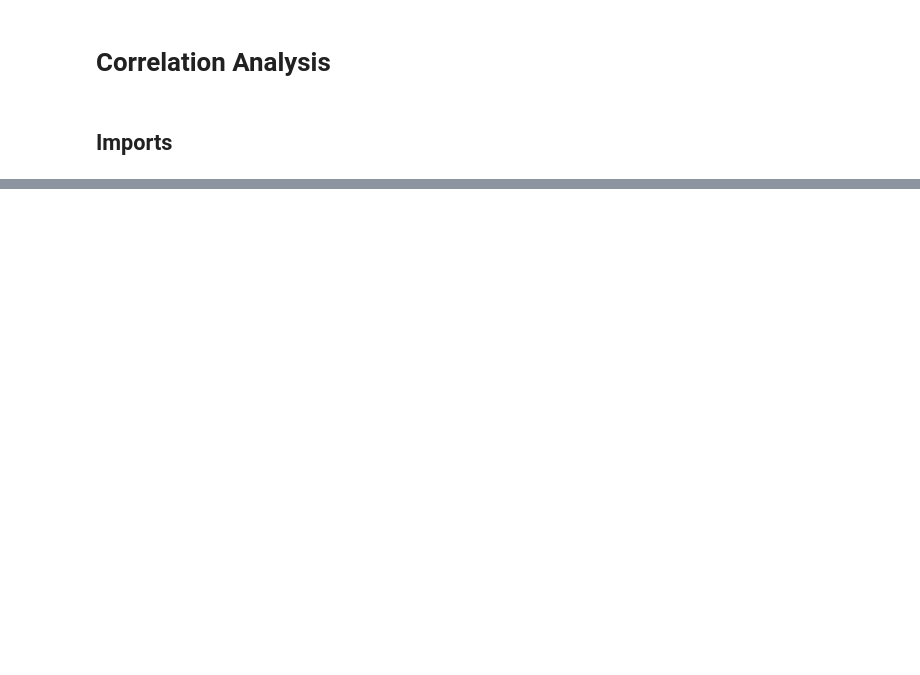
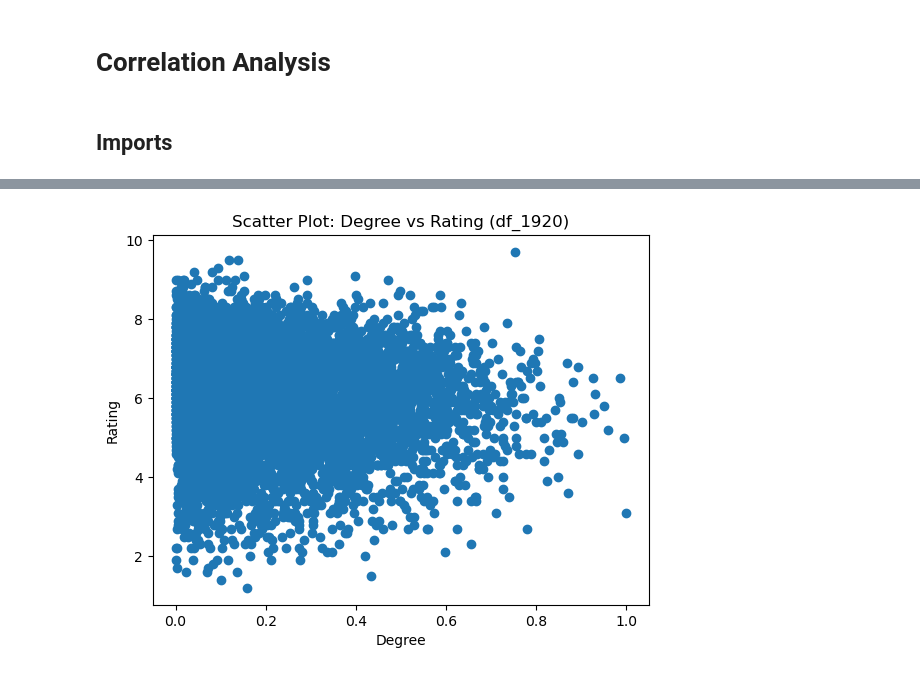
Before and after one commit to epfl-ada/ada-2023-project-adaroundtheworld2023, a Jupyter notebook: notebooks/correlation_analysis.ipynb, the cells around one changed output, grey strips where cells are left out. Cells and saved outputs as stored; diff of their text form; code cells hidden in the pictures; blank space fills up the shorter version.

```diff
--- a/notebooks/correlation_analysis.ipynb
+++ b/notebooks/correlation_analysis.ipynb
@@ -33,0 +57,2 @@ df.head(5)
+# %%
+df[['Column1', 'Column2']] = [value1, value2]
@@ -33,0 +68,8 @@ df.head(5)
+# %%
+# Here we scale the betweenness and degree columns for all the dataframes independently for each decade and for the whole dataset
+scaler = MinMaxScaler()
+for df in dfs:
+    df_used = dfs[df]
+    df_use=d[['betweenness', 'degree']]  scaler.fit_transform(df_used[['betweenness', 'degree']])
+    dfs[df] = df_used
+df_all[['betweenness', 'degree']] = scaler.fit_transform(df_all[['betweenness', 'degree']])
@@ -33,0 +96,8 @@ df.head(5)
+# %%
+plt.scatter(df_all['degree'], df_all['rating'])
+plt.xlabel('Degree')
+plt.ylabel('Rating')
+plt.title('Scatter Plot: Degree vs Rating (df_1920)')
+plt.show()
+# %% [output]
+[figure, added]
```
Also changed, not shown: parts of 11 cells of this notebook.
